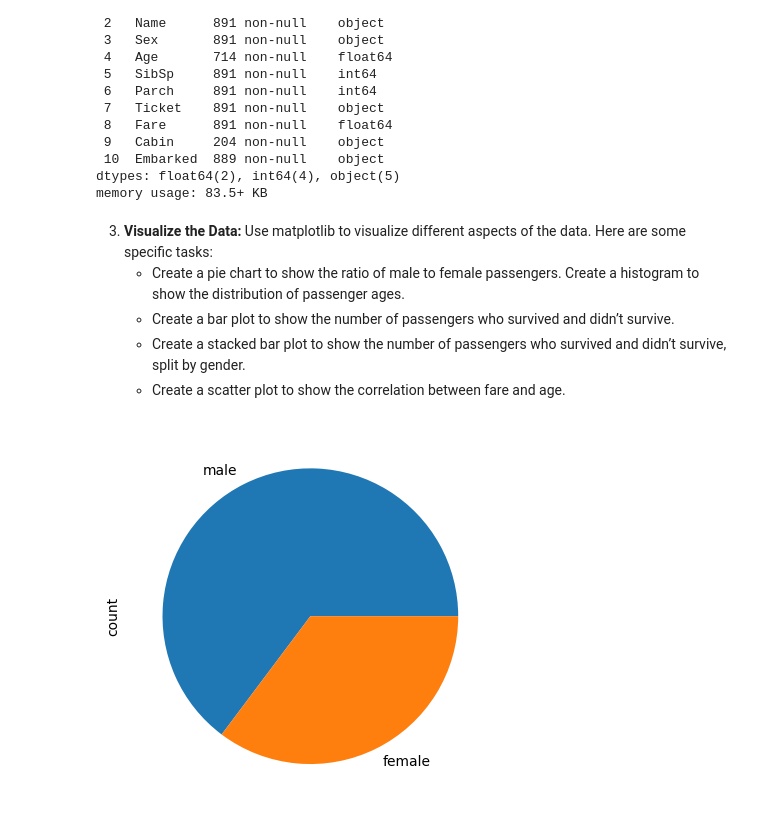
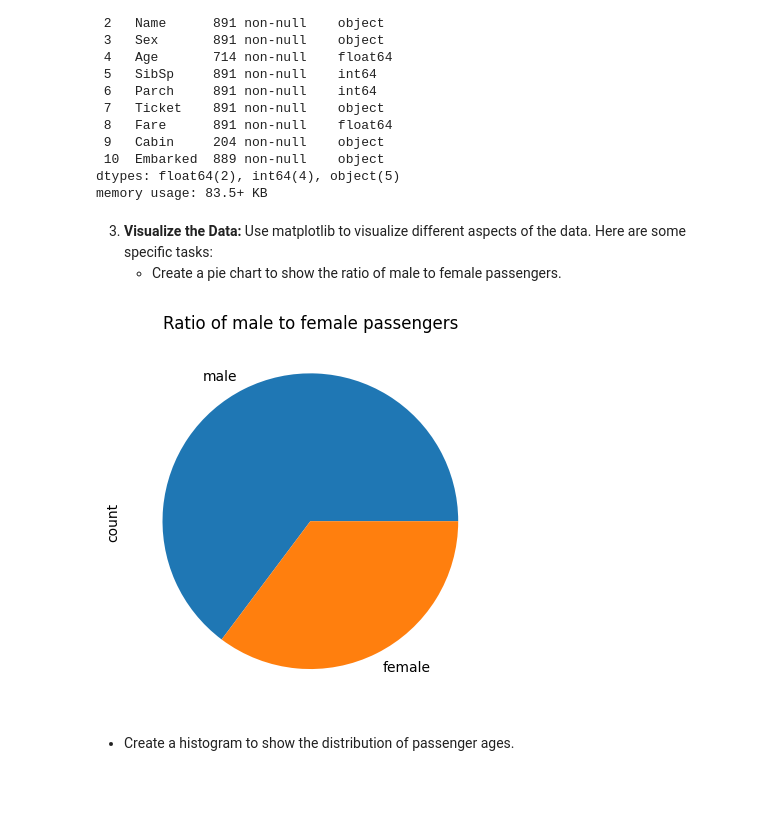
Before and after one commit to arrenkae/DI-Bootcamp, a Jupyter notebook: Week5/Day5/DailyChallenge/DailyChallenge.ipynb, the cells around one changed output. Cells and saved outputs as stored; diff of their text form; code cells hidden in the pictures; blank space fills up the shorter version.

```diff
--- a/Week5/Day5/DailyChallenge/DailyChallenge.ipynb
+++ b/Week5/Day5/DailyChallenge/DailyChallenge.ipynb
@@ -54,12 +54,11 @@ dtypes: float64(2), int64(4), object(5)
 memory usage: 83.5+ KB
 # %% [markdown]
 3. **Visualize the Data:**  Use matplotlib to visualize different aspects of the data. Here are some specific tasks:
-    - Create a pie chart to show the ratio of male to female passengers.    Create a histogram to show the distribution of passenger ages.
-    - Create a bar plot to show the number of passengers who survived and didn’t survive.
-    - Create a stacked bar plot to show the number of passengers who survived and didn’t survive, split by gender.
-    - Create a scatter plot to show the correlation between fare and age.
+    - Create a pie chart to show the ratio of male to female passengers.
 # %%
-titanic['Sex'].value_counts().plot.pie();
+titanic['Sex'].value_counts().plot.pie(title='Ratio of male to female passengers');
 # %% [output]
-[figure, old version]
+[figure, new version]
+# %% [markdown]
+- Create a histogram to show the distribution of passenger ages.
 # %%
```
Also changed, not shown: parts of 16 cells of this notebook.
